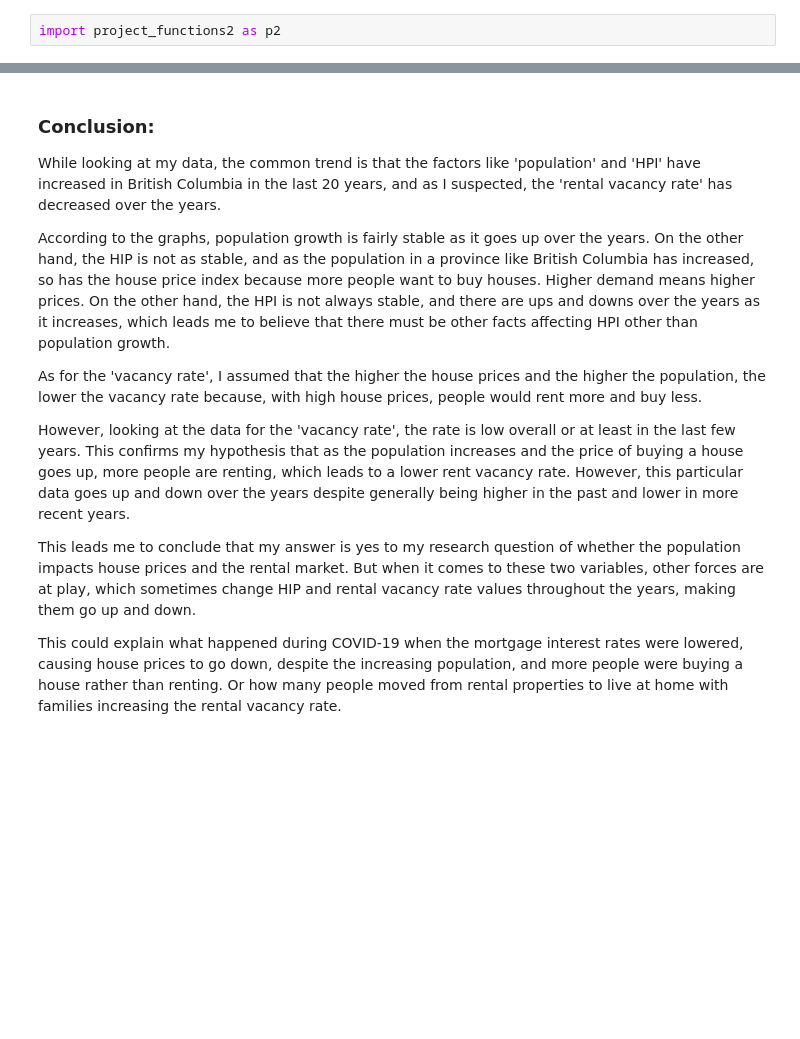
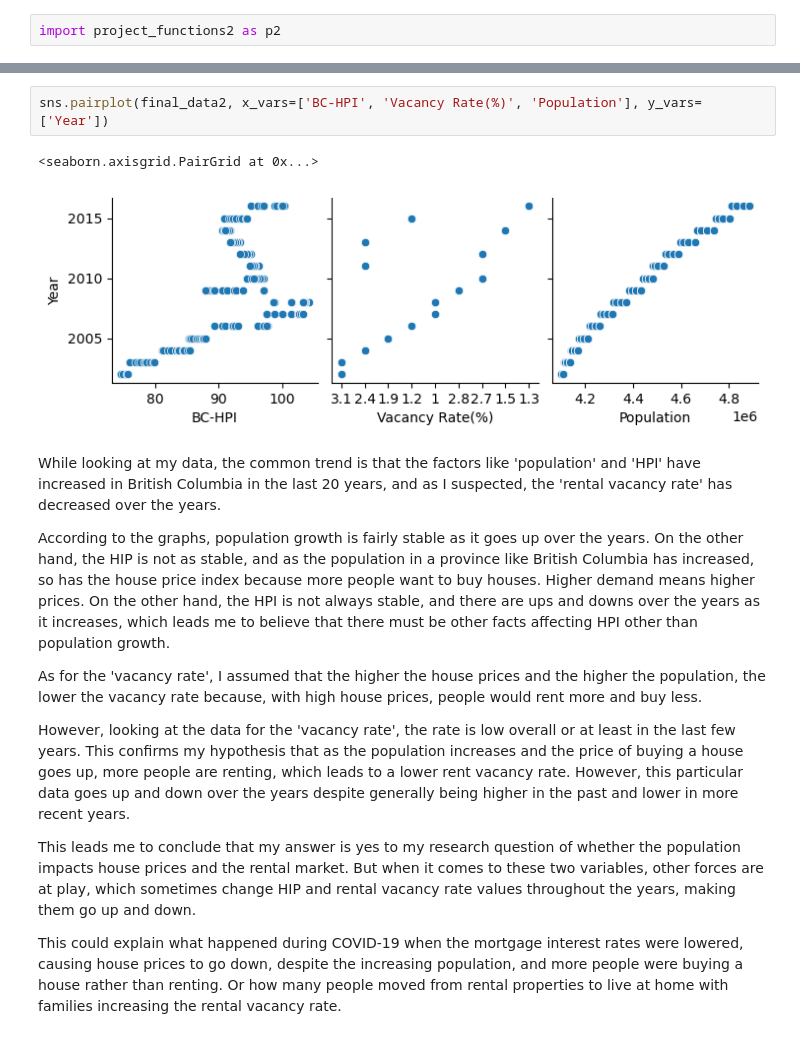
Before and after one commit to ubco-W2022T1-cosc301/group13, a Jupyter notebook: notebooks/analysis2.ipynb, the cells around one changed output, grey strips where cells are left out. Drawn from its saved outputs; the diff is of its cells as text; blank space fills up the shorter version.

```diff
--- a/notebooks/analysis2.ipynb
+++ b/notebooks/analysis2.ipynb
@@ -326,5 +333,9 @@ final_data2
+# %%
+sns.pairplot(final_data2, x_vars=['BC-HPI', 'Vacancy Rate(%)', 'Population'], y_vars=['Year'])
+# %% [output]
+<seaborn.axisgrid.PairGrid at 0x...>
+[figure, added]
 # %% [markdown]
-### Conclusion:
 
 While looking at my data, the common trend is that the factors like  'population' and 'HPI' have increased in British Columbia in the last 20 years, and as I suspected, the 'rental vacancy rate' has decreased over the years.
 
```
Also changed, not shown: parts of 7 cells of this notebook, 1 other file.
